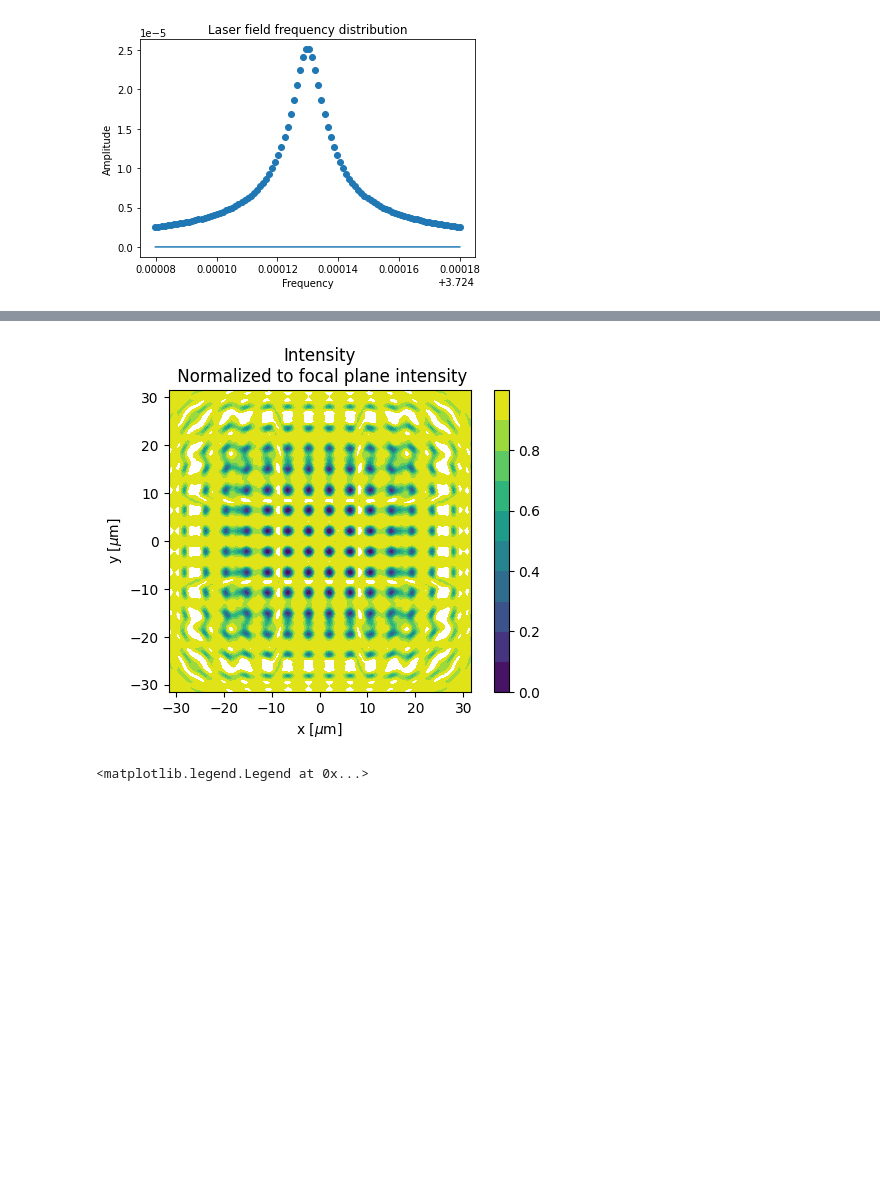
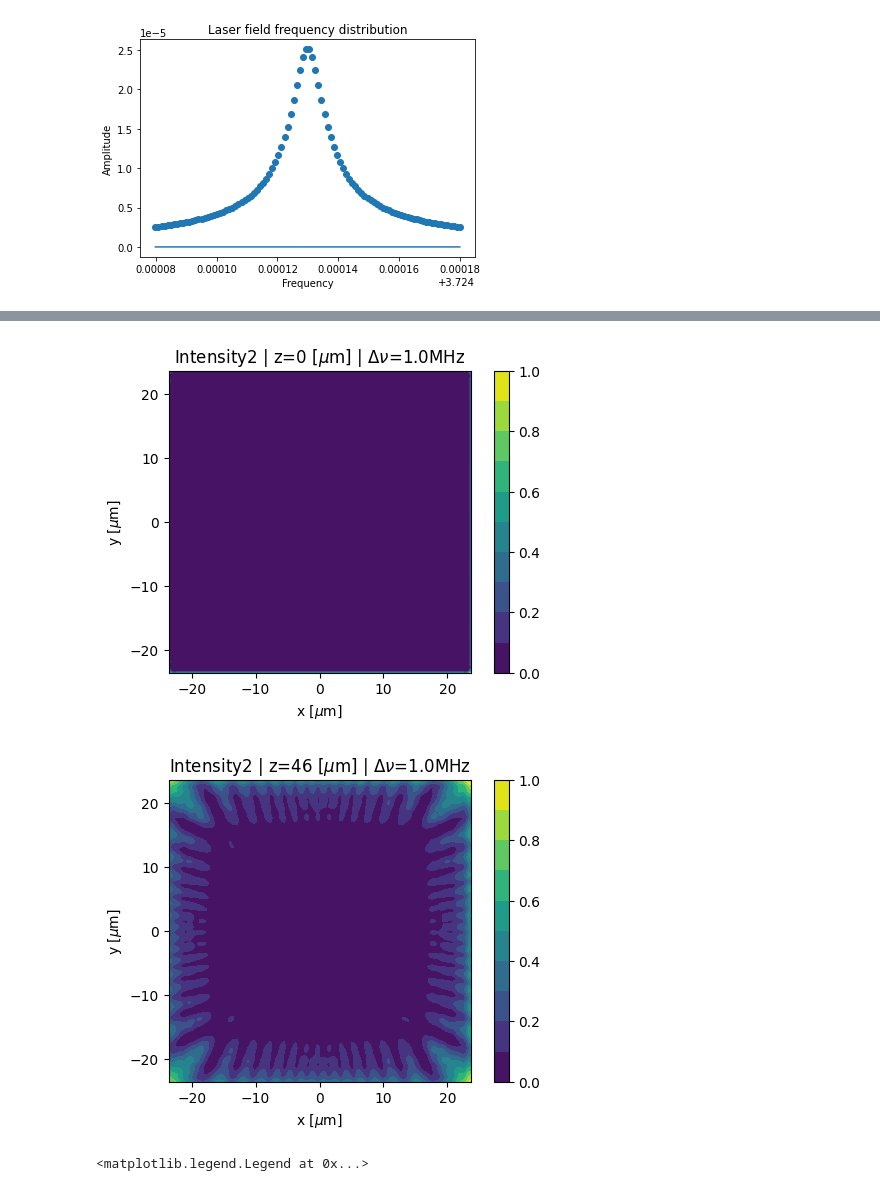
Before and after one commit to prhuft/fourier-optics, a Jupyter notebook: gba/spectrally_incoherent_gba.ipynb, the cells around one changed output, grey strips where cells are left out. Saved outputs shown, nothing was run; the diff lists cells and outputs as text; code cells hidden in the pictures; blank space fills up the shorter version.

Commit message:
speckle and broadband field sims

```diff
--- a/gba/spectrally_incoherent_gba.ipynb
+++ b/gba/spectrally_incoherent_gba.ipynb
@@ -54,17 +125,20 @@ Simulate propagation of the field components through array generator
 # %%
 ## physics and lens params
+# lengths in m
 
 lmbda = 8.05e-7
 nu0 = c/lmbda
-dnu = 1e12 # full-width half maximum of spectrum
-L = lambda nu: lorentzian(nu, nu0, dnu)
+dnu = 1e6 # full-width half maximum of spectrum
+
+# lorentzian scaled to have peak value = 1
+L = lambda nu: lorentzian(nu, nu0, dnu)/lorentzian(nu0,nu0,dnu)
 k = 2*pi/lmbda
 
-f1 = 1 # lens focal length [m]
-f2 = 0.01
+f1 = 0.5 # lens focal length
+f2 = 0.005
 A0 = 1 # input field amplitude
 
-## input mask params
+# input mask params
 a = 1e-4 # spot radius
 dx = 4.3*a # grid periodicity
 dy = dx
@@ -78,7 +152,7 @@ zTalbotx = 2*Lx2**2/lmbda
 zTalboty = 2*Ly2**2/lmbda
 
 ## print out parameters
-print("length units are mm:")
+print("length units are m:")
 print(f'b={b:0.6f}, a={a}, dx={dx}, dy={dy}, xnum={xnum1}, ynum={ynum1}')
 print(f'zTalbotx={zTalbotx:0.6f}, zTalboty={zTalboty:0.6f}')
 # %% [output]
@@ -183,28 +245,23 @@ Steps completed:  100
 # %%
-savefile = False
-# fname =
+for outputfield,z2 in zip([focal_field,talbot_field],zvals):
+    I2_xy = conjugate(outputfield)*outputfield
+    if f2 - z2 == 0:
+        I2xy_max = amax(I2_xy)
+    I2_xy /= I2xy_max
 
-
-I2 = I2_talbot
-# I2 = I2_focal
-z2 = f2
-
-scl = 1e6
-fig, ax = figax(xlabel=r'x [$\mu$m]', ylabel=r'y [$\mu$m]')
-fig.dpi=100
-title = rf'Intensity'# (z={(z2 - f2)*1e6:0.0f} [$\mu$m])'
-title += '\n Normalized to focal plane intensity'
-ax.set_title(title)
-if f2 - z2 == 0:
-    cax = ax.contourf(x2pts*scl, x2pts*scl, real(I2), levels=linspace(0,1,11))
-else:
-    cax = ax.contourf(x2pts*scl, x2pts*scl, real(I2), levels=linspace(0,1,11))
-    cax.set_norm(colors.Normalize(vmin=0, vmax=1))
-fig.colorbar(cax, ticks=arange(0,1.0,.2))
-
-if savefile:
-    plt.savefig(fname, bbox_inches='tight')
-    print('wrote file to',fname)
-    plt.close()
+    scl = 1e6
+    fig, ax = figax(xlabel=r'x [$\mu$m]', ylabel=r'y [$\mu$m]')
+    fig.dpi=100
+    title = rf'Intensity2 | z={(z2 - f2)*1e6:0.0f} [$\mu$m]'
+    title += rf' | $\Delta \nu$={dnu/1e6}MHz' #Uniform input $\phi$
+    # title += '\n Normalized to focal plane intensity'
+    ax.set_title(title)
+    if f2 - z2 == 0:
+        cax = ax.contourf(x2pts*scl, x2pts*scl, real(I2_xy), levels=linspace(0,1,11))
+    else:
+        cax = ax.contourf(x2pts*scl, x2pts*scl, real(I2_xy), levels=linspace(0,1,11))
+    # fig.colorbar(cax, ticks=arange(0,1.2,.2))
+    fig.colorbar(cax)
 # %% [output]
-[figure, old version]
+[figure, new version]
+[figure, added]
```
Also changed, not shown: parts of 8 cells of this notebook, 5 other files.
